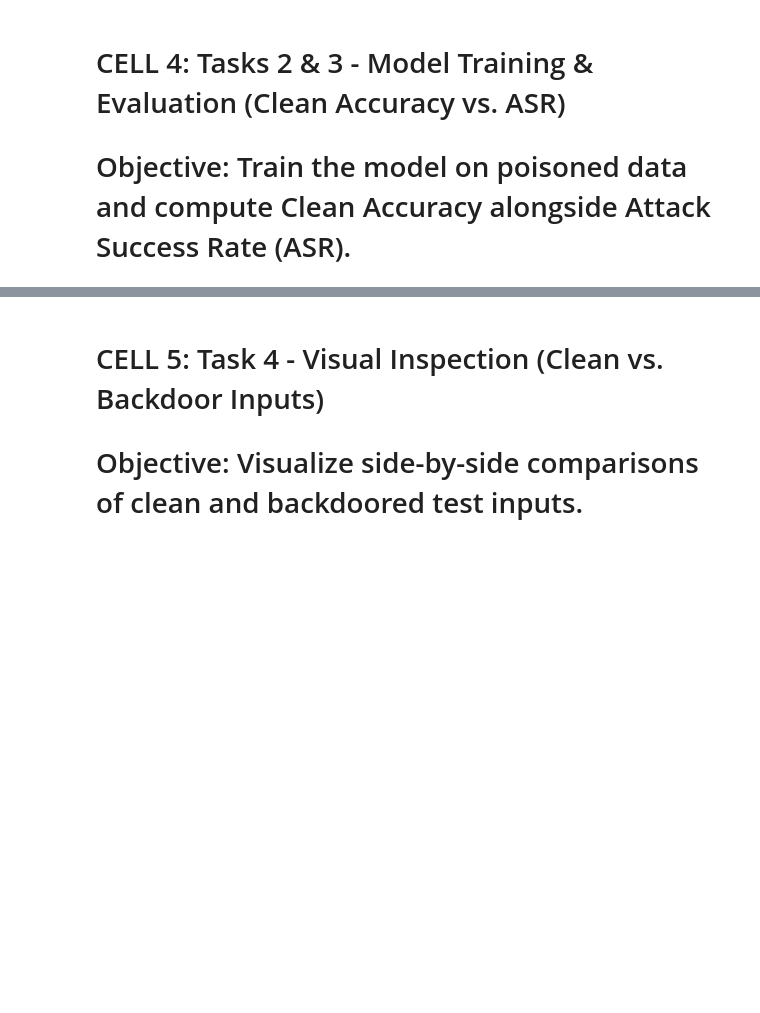
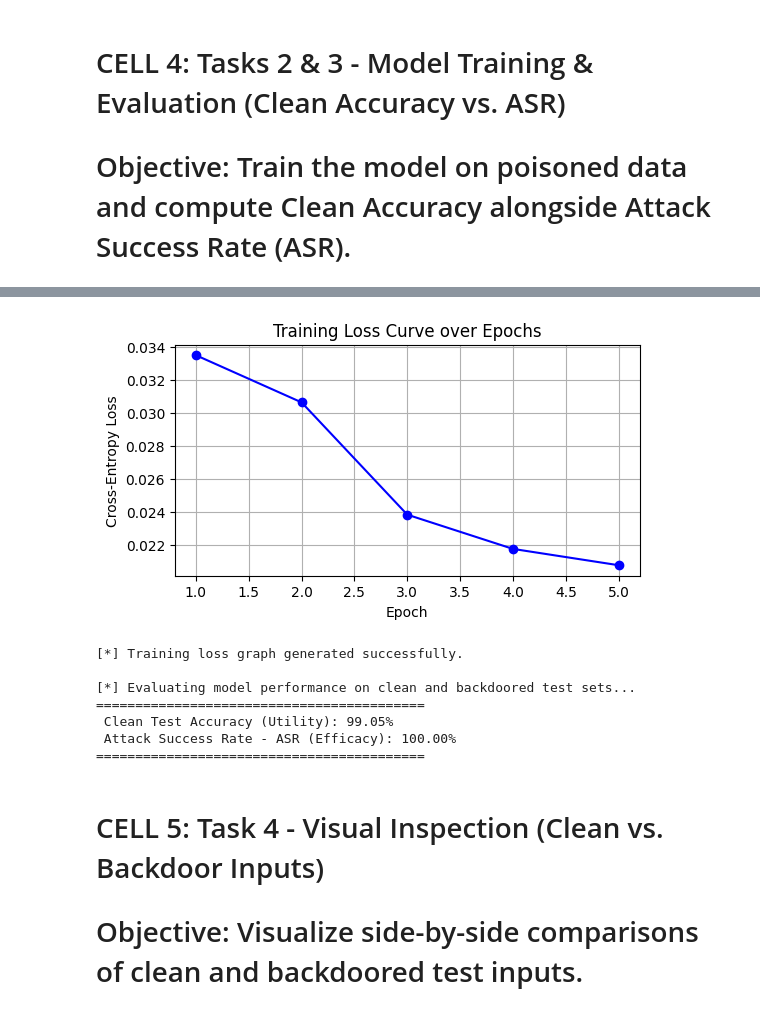
Before and after one commit to RMwiggins718/Convolutional-Neural-Network-CNN-for-MNIST-Handwritten-Digit-Classification, a Jupyter notebook: Training Backdoored Models and Appling Defense Strategies .ipynb, the cells around one changed output, grey strips where cells are left out. Saved outputs shown, nothing was run; the diff lists cells and outputs as text; code cells hidden in the pictures; blank space fills up the shorter version.

```diff
--- a/Training Backdoored Models and Appling Defense Strategies .ipynb
+++ b/Training Backdoored Models and Appling Defense Strategies .ipynb
@@ -164,10 +164,13 @@ clean_test_loader = DataLoader(clean_test_dataset, batch_size=64, shuffle=False)
 criterion = nn.CrossEntropyLoss()
 optimizer = optim.Adam(model.parameters(), lr=0.001)
 
-# 3. Training Loop (5 epochs for demonstration; increase to 10 for full convergence)
+# 3. Training Loop (5 epochs) with loss tracking for visualization
+epochs = 5
+epoch_losses = []
+
 print("\n[*] Starting training phase...")
 model.train()
-for epoch in range(5):
+for epoch in range(epochs):
     running_loss = 0.0
     for images, labels in train_loader:
         images, labels = images.to(device), labels.to(device)
@@ -177,7 +180,20 @@ for epoch in range(5):
         loss.backward()
         optimizer.step()
         running_loss += loss.item()
-    print(f"Epoch [{epoch+1}/5] | Loss: {running_loss/len(train_loader):.4f}")
+
+    avg_loss = running_loss / len(train_loader)
+    epoch_losses.append(avg_loss)
+    print(f"Epoch [{epoch+1}/{epochs}] | Loss: {avg_loss:.4f}")
+
+# Plot Training Loss Curve
+plt.figure(figsize=(6, 3))
+plt.plot(range(1, epochs + 1), epoch_losses, marker='o', color='b', linestyle='-')
+plt.title("Training Loss Curve over Epochs")
+plt.xlabel("Epoch")
+plt.ylabel("Cross-Entropy Loss")
+plt.grid(True)
+plt.show()
+print("[*] Training loss graph generated successfully.")
 
 # 4. Comprehensive Evaluation Function
 def evaluate_model(model, clean_loader, target_label=7):
@@ -245,3 +259,11 @@ Epoch [2/5] | Loss: 0.0705
+[figure, added]
+[*] Training loss graph generated successfully.
+
+[*] Evaluating model performance on clean and backdoored test sets...
+==========================================
+ Clean Test Accuracy (Utility): 99.05%
+ Attack Success Rate - ASR (Efficacy): 100.00%
+==========================================
 # %% [markdown]
 # CELL 5: Task 4 - Visual Inspection (Clean vs. Backdoor Inputs)
 # Objective: Visualize side-by-side comparisons of clean and backdoored test inputs.
```
Also changed, not shown: parts of 1 cell of this notebook.
